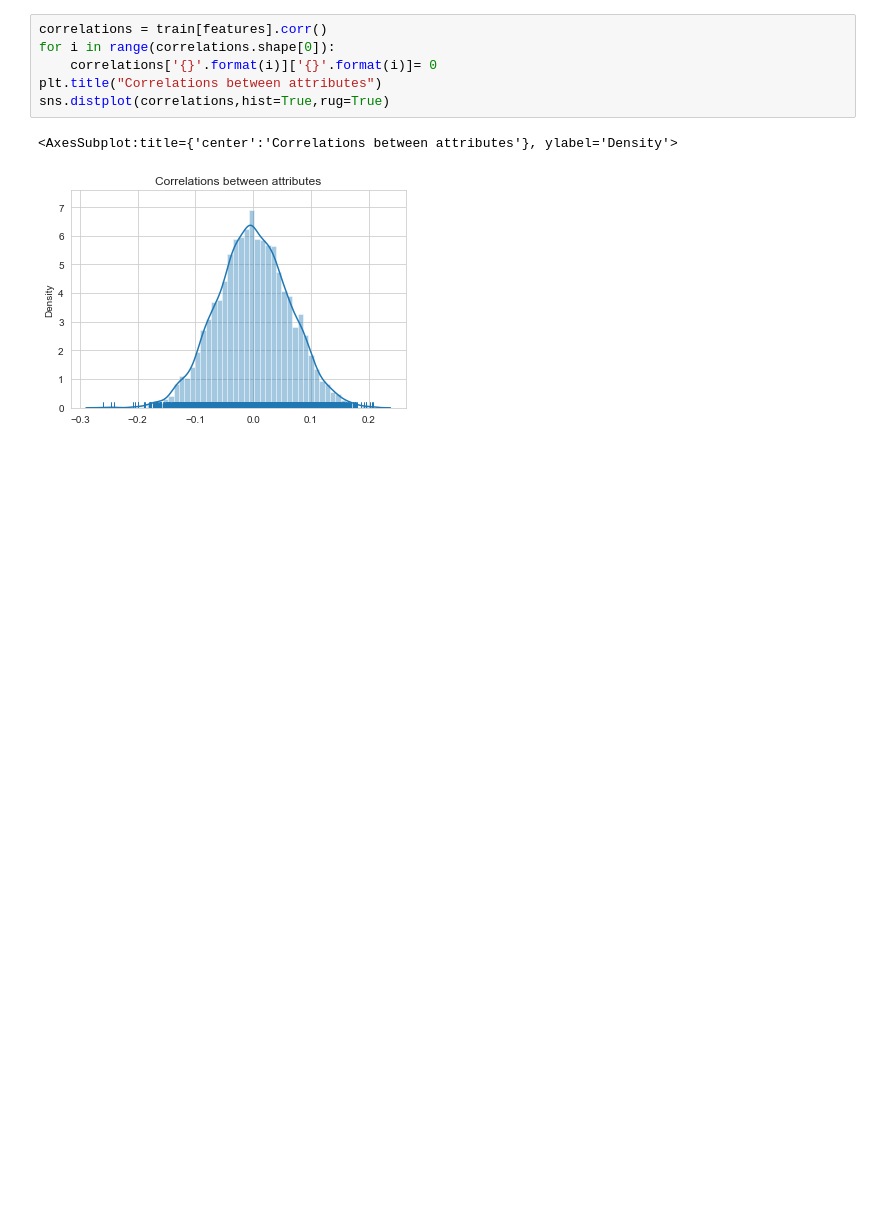
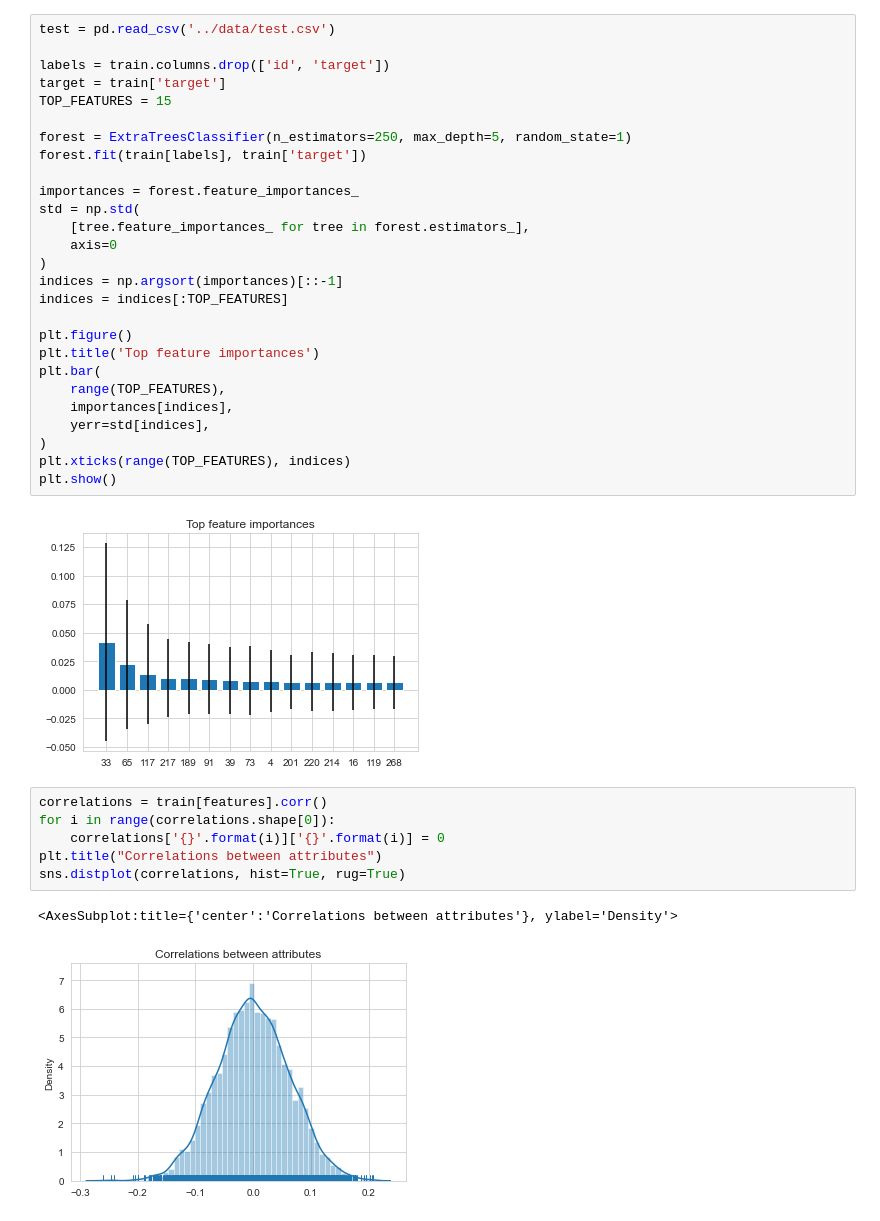
Before and after one commit to songrise/COMP4432-GroupProject, a Jupyter notebook: src/data_visualization.ipynb, the cells around one changed output. Saved outputs shown, nothing was run; the diff lists cells and outputs as text; blank space fills up the shorter version.

```diff
--- a/src/data_visualization.ipynb
+++ b/src/data_visualization.ipynb
@@ -49,9 +68,38 @@ plot_feature_distribution(t0, t1, '0', '1', features)
+# %%
+test = pd.read_csv('../data/test.csv')
+
+labels = train.columns.drop(['id', 'target'])
+target = train['target']
+TOP_FEATURES = 15
+
+forest = ExtraTreesClassifier(n_estimators=250, max_depth=5, random_state=1)
+forest.fit(train[labels], train['target'])
+
+importances = forest.feature_importances_
+std = np.std(
+    [tree.feature_importances_ for tree in forest.estimators_],
+    axis=0
+)
+indices = np.argsort(importances)[::-1]
+indices = indices[:TOP_FEATURES]
+
+plt.figure()
+plt.title('Top feature importances')
+plt.bar(
+    range(TOP_FEATURES),
+    importances[indices],
+    yerr=std[indices],
+)
+plt.xticks(range(TOP_FEATURES), indices)
+plt.show()
+# %% [output]
+[figure, added]
 # %%
 correlations = train[features].corr()
 for i in range(correlations.shape[0]):
-    correlations['{}'.format(i)]['{}'.format(i)]= 0
+    correlations['{}'.format(i)]['{}'.format(i)] = 0
 plt.title("Correlations between attributes")
-sns.distplot(correlations,hist=True,rug=True)
+sns.distplot(correlations, hist=True, rug=True)
 # %% [output]
 <AxesSubplot:title={'center':'Correlations between attributes'}, ylabel='Density'>
 [figure]
```
Also changed, not shown: parts of 6 cells of this notebook, 3 other files.
